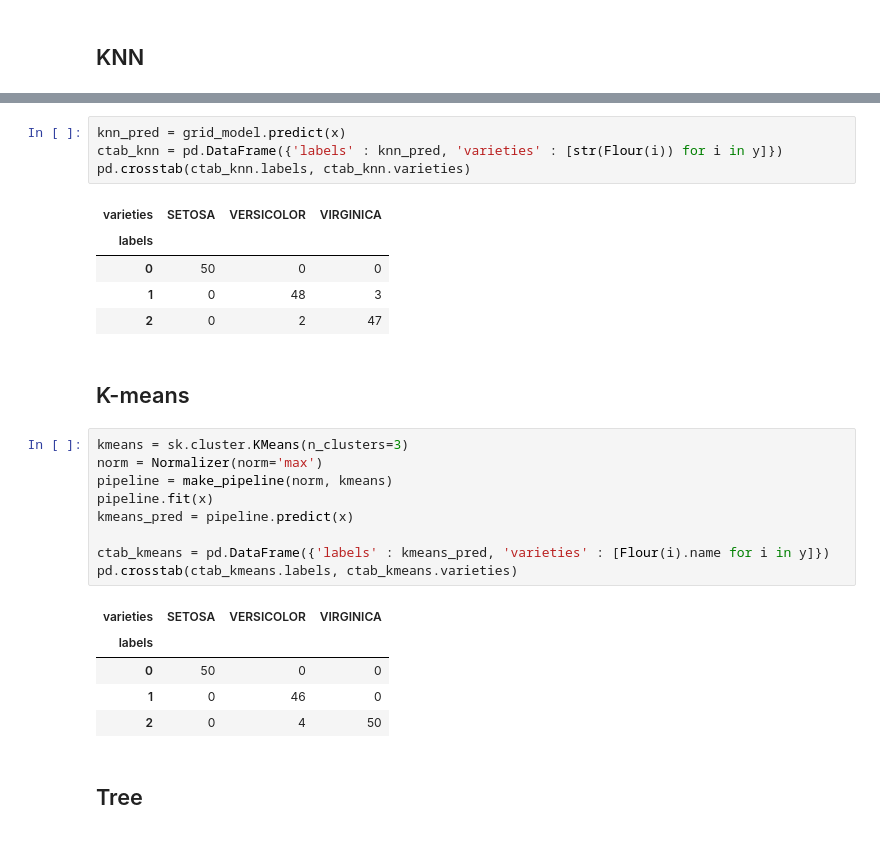
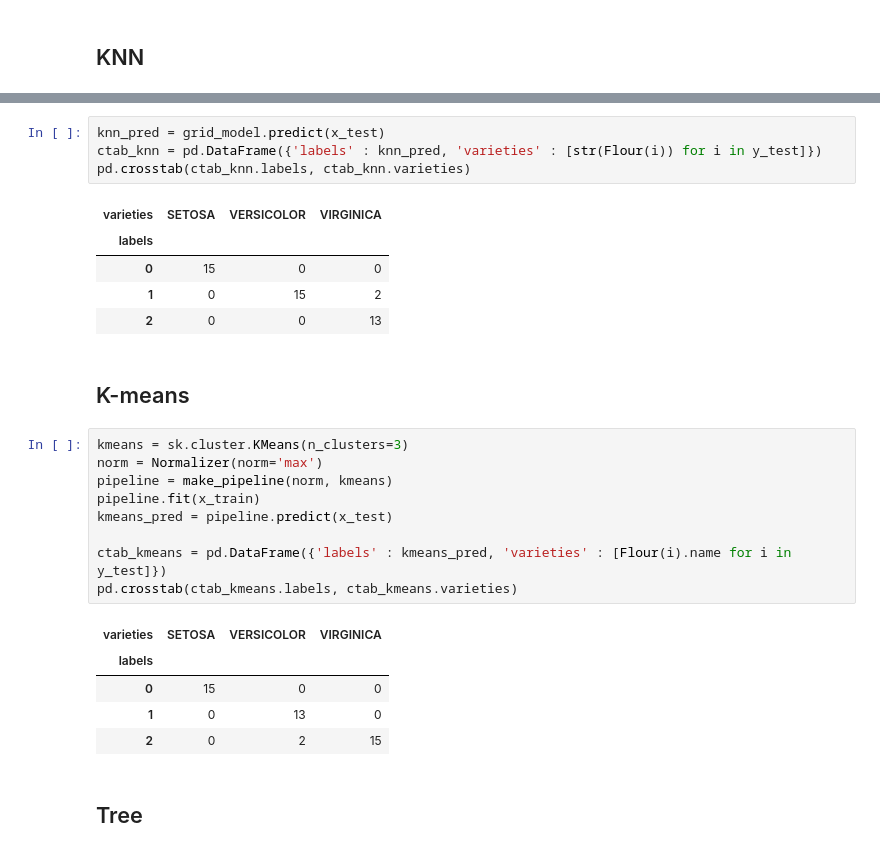
Before and after one commit to zakpaw/Data_Science_projects, a Jupyter notebook: Iris_dataset/iris_dataset_calasification.ipynb, the cells around one changed output, grey strips where cells are left out. Saved outputs shown, nothing was run; the diff lists cells and outputs as text.

```diff
--- a/Iris_dataset/iris_dataset_calasification.ipynb
+++ b/Iris_dataset/iris_dataset_calasification.ipynb
@@ -114,30 +113,30 @@ Best: 0.980952380952381         using {'n_neighbors': 9}
 # %%
-knn_pred = grid_model.predict(x)
-ctab_knn = pd.DataFrame({'labels' : knn_pred, 'varieties' : [str(Flour(i)) for i in y]})
+knn_pred = grid_model.predict(x_test)
+ctab_knn = pd.DataFrame({'labels' : knn_pred, 'varieties' : [str(Flour(i)) for i in y_test]})
 pd.crosstab(ctab_knn.labels, ctab_knn.varieties)
 # %% [output]
 | varieties | SETOSA | VERSICOLOR | VIRGINICA |
 | labels |  |  |  |
-| 0 | 50 | 0 | 0 |
-| 1 | 0 | 48 | 3 |
-| 2 | 0 | 2 | 47 |
+| 0 | 15 | 0 | 0 |
+| 1 | 0 | 15 | 2 |
+| 2 | 0 | 0 | 13 |
 # %% [markdown]
 ## K-means
 # %%
 kmeans = sk.cluster.KMeans(n_clusters=3)
 norm = Normalizer(norm='max')
 pipeline = make_pipeline(norm, kmeans)
-pipeline.fit(x)
-kmeans_pred = pipeline.predict(x)
+pipeline.fit(x_train)
+kmeans_pred = pipeline.predict(x_test)
 
-ctab_kmeans = pd.DataFrame({'labels' : kmeans_pred, 'varieties' : [Flour(i).name for i in y]})
+ctab_kmeans = pd.DataFrame({'labels' : kmeans_pred, 'varieties' : [Flour(i).name for i in y_test]})
 pd.crosstab(ctab_kmeans.labels, ctab_kmeans.varieties)
 # %% [output]
 | varieties | SETOSA | VERSICOLOR | VIRGINICA |
 | labels |  |  |  |
-| 0 | 50 | 0 | 0 |
-| 1 | 0 | 46 | 0 |
-| 2 | 0 | 4 | 50 |
+| 0 | 15 | 0 | 0 |
+| 1 | 0 | 13 | 0 |
+| 2 | 0 | 2 | 15 |
 # %% [markdown]
 ## Tree
 # %%
```
Also changed, not shown: parts of 5 cells of this notebook.
